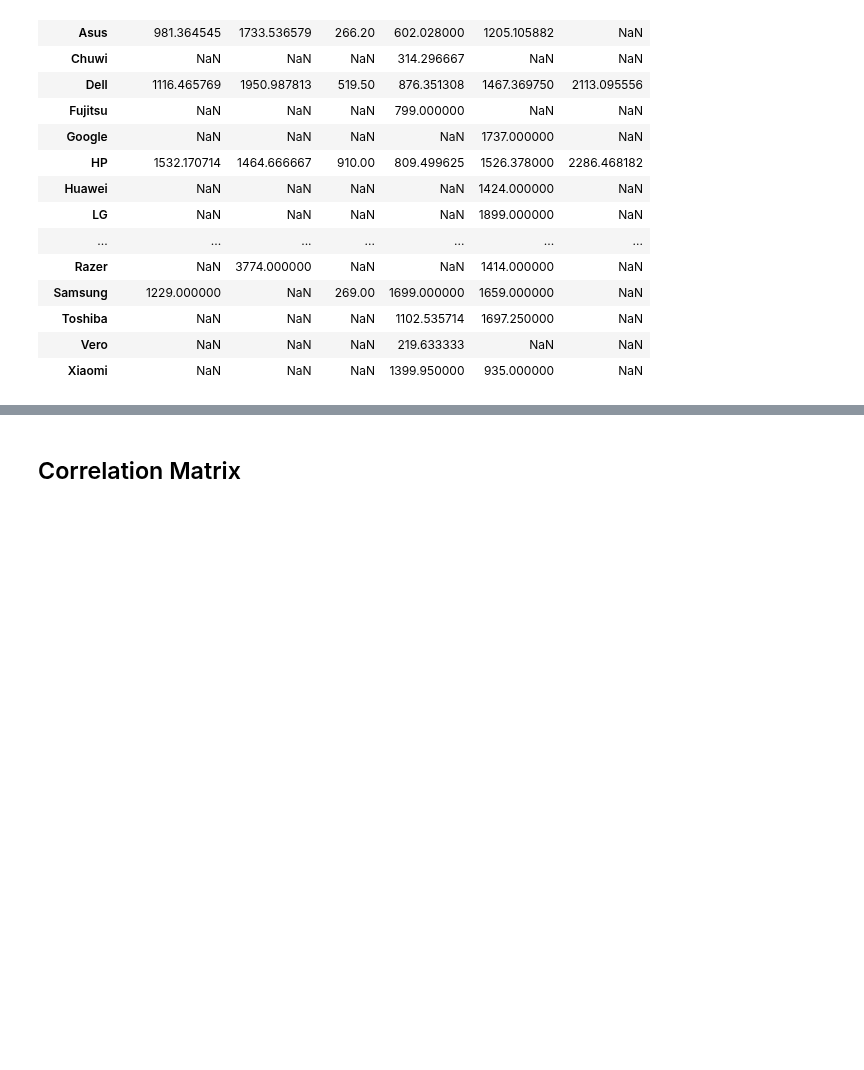
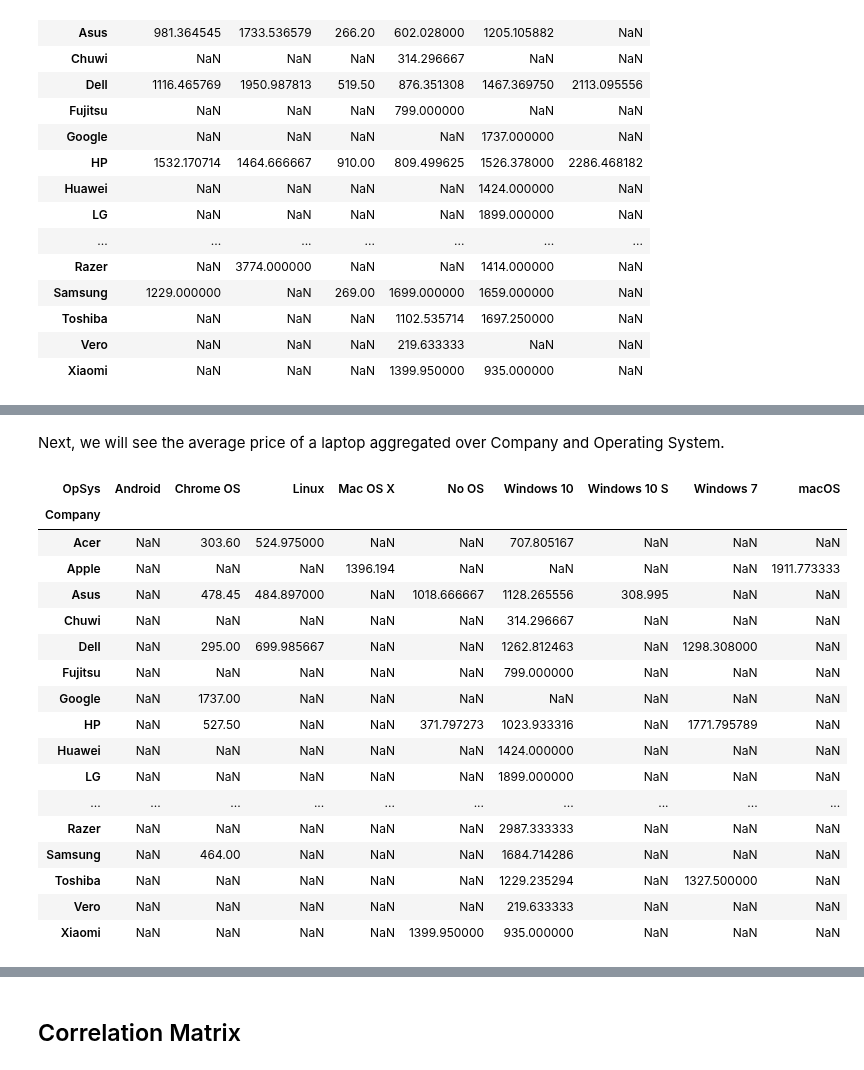
Before and after one commit to ryan-ferns/project_laptop_prices, a Jupyter notebook: laptop-prices-project.ipynb, the cells around one changed output, grey strips where cells are left out. Saved outputs shown, nothing was run; the diff lists cells and outputs as text; code cells hidden in the pictures; blank space fills up the shorter version.

```diff
--- a/laptop-prices-project.ipynb
+++ b/laptop-prices-project.ipynb
@@ -1553,0 +1586,25 @@ pd.pivot_table(train, values='Price_euros', index='Company', columns='TypeName')
+# %% [markdown]
+Next, we will see the average price of
+a laptop aggregated over Company and
+Operating System.
+# %%
+pd.pivot_table(train, values='Price_euros', index='Company', columns='OpSys')
+# %% [output]
+| OpSys | Android | Chrome OS | Linux | Mac OS X | No OS | Windows 10 | Windows 10 S | Windows 7 | macOS |
+| Company |  |  |  |  |  |  |  |  |  |
+| Acer | NaN | 303.60 | 524.975000 | NaN | NaN | 707.805167 | NaN | NaN | NaN |
+| Apple | NaN | NaN | NaN | 1396.194 | NaN | NaN | NaN | NaN | 1911.773333 |
+| Asus | NaN | 478.45 | 484.897000 | NaN | 1018.666667 | 1128.265556 | 308.995 | NaN | NaN |
+| Chuwi | NaN | NaN | NaN | NaN | NaN | 314.296667 | NaN | NaN | NaN |
+| Dell | NaN | 295.00 | 699.985667 | NaN | NaN | 1262.812463 | NaN | 1298.308000 | NaN |
+| Fujitsu | NaN | NaN | NaN | NaN | NaN | 799.000000 | NaN | NaN | NaN |
+| Google | NaN | 1737.00 | NaN | NaN | NaN | NaN | NaN | NaN | NaN |
+| HP | NaN | 527.50 | NaN | NaN | 371.797273 | 1023.933316 | NaN | 1771.795789 | NaN |
+| Huawei | NaN | NaN | NaN | NaN | NaN | 1424.000000 | NaN | NaN | NaN |
+| LG | NaN | NaN | NaN | NaN | NaN | 1899.000000 | NaN | NaN | NaN |
+| ... | ... | ... | ... | ... | ... | ... | ... | ... | ... |
+| Razer | NaN | NaN | NaN | NaN | NaN | 2987.333333 | NaN | NaN | NaN |
+| Samsung | NaN | 464.00 | NaN | NaN | NaN | 1684.714286 | NaN | NaN | NaN |
+| Toshiba | NaN | NaN | NaN | NaN | NaN | 1229.235294 | NaN | 1327.500000 | NaN |
+| Vero | NaN | NaN | NaN | NaN | NaN | 219.633333 | NaN | NaN | NaN |
+| Xiaomi | NaN | NaN | NaN | NaN | 1399.950000 | 935.000000 | NaN | NaN | NaN |
```
Also changed, not shown: parts of 25 cells of this notebook.
